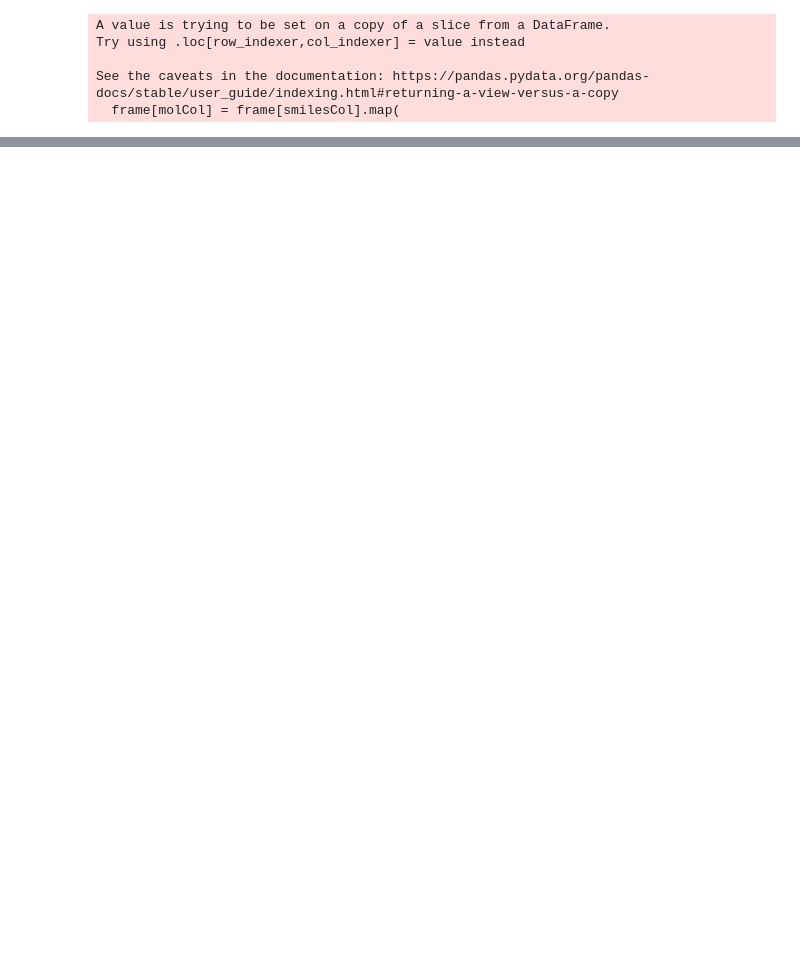
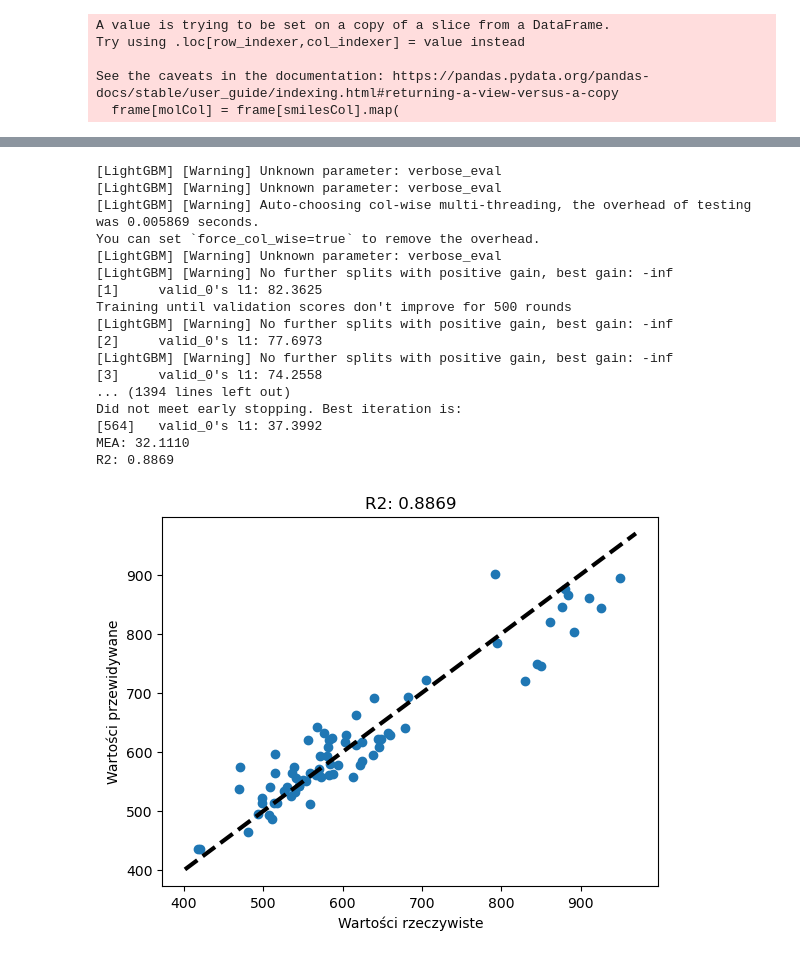
Before and after one commit to bruzdowski99/ProjektIn-ynierka, a Jupyter notebook: Lightgbm_Avalon_v1.ipynb, the cells around one changed output, grey strips where cells are left out. Saved outputs shown, nothing was run; the diff lists cells and outputs as text; code cells hidden in the pictures; blank space fills up the shorter version.

```diff
--- a/Lightgbm_Avalon_v1.ipynb
+++ b/Lightgbm_Avalon_v1.ipynb
@@ -176,0 +138,68 @@ Total time required: 0.85 min
+# %%
+# pobranie kolumny TC i przekształcenie do tablicy numpy
+y = termo_baza_podstawa["Critical_Temperature"].values
+
+# wczytanie danych z arkusza "finger" i przekształcenie do tablicy numpy
+X = Avalon_fingerprints.values
+
+# Podział danych na zbiór treningowy, walidujący i testowy
+X_train, X_val_test, y_train, y_val_test = train_test_split(X, y, test_size=0.15, random_state=24)
+X_val, X_test, y_val, y_test = train_test_split(X_val_test, y_val_test, test_size=0.5, random_state=24)
+
+# utworzenie obiektu Dataset dla danych treningowych i walidacyjnych
+train_data = lgb.Dataset(X_train, label=y_train)
+val_data = lgb.Dataset(X_val, label=y_val)
+
+# ustawienia modelu LightGBM
+params = {
+    'objective': 'regression',
+    'metric': 'mae',
+    'num_leaves': 512,
+    'learning_rate': 0.1,
+    'feature_fraction': 0.8,
+    'bagging_fraction': 0.8,
+    'bagging_freq': 5,
+    'verbose': 0,
+    'verbose_eval': True
+}
+
+# trenowanie modelu
+model = lgb.train(params, train_data, num_boost_round=700, valid_sets=[val_data],
+                  early_stopping_rounds=500)
+
+# predykcja na zbiorze testowym
+y_pred = model.predict(X_test, num_iteration=model.best_iteration)
+
+# ocena modelu
+mea = mean_absolute_error(y_test, y_pred)
+r2 = r2_score(y_test, y_pred)
+
+print(f"MEA: {mea:.4f}")
+print(f"R2: {r2:.4f}")
+
+# wykres predykcji vs rzeczywiste wartości dla zbioru testowego
+plt.scatter(y_test, y_pred)
+plt.plot([y.min(), y.max()], [y.min(), y.max()], 'k--', lw=3)
+plt.xlabel('Wartości rzeczywiste')
+plt.ylabel('Wartości przewidywane')
+plt.title(f"R2: {r2:.4f}")
+plt.show()
+# %% [output]
+[LightGBM] [Warning] Unknown parameter: verbose_eval
+[LightGBM] [Warning] Unknown parameter: verbose_eval
+[LightGBM] [Warning] Auto-choosing col-wise multi-threading, the overhead of testing was 0.005869 seconds.
+You can set `force_col_wise=true` to remove the overhead.
+[LightGBM] [Warning] Unknown parameter: verbose_eval
+[LightGBM] [Warning] No further splits with positive gain, best gain: -inf
+[1]     valid_0's l1: 82.3625
+Training until validation scores don't improve for 500 rounds
+[LightGBM] [Warning] No further splits with positive gain, best gain: -inf
+[2]     valid_0's l1: 77.6973
+[LightGBM] [Warning] No further splits with positive gain, best gain: -inf
+[3]     valid_0's l1: 74.2558
+... (1394 lines left out)
+Did not meet early stopping. Best iteration is:
+[564]   valid_0's l1: 37.3992
+MEA: 32.1110
+R2: 0.8869
+[figure, added]
```
Also changed, not shown: parts of 8 cells of this notebook, 2 other files.
